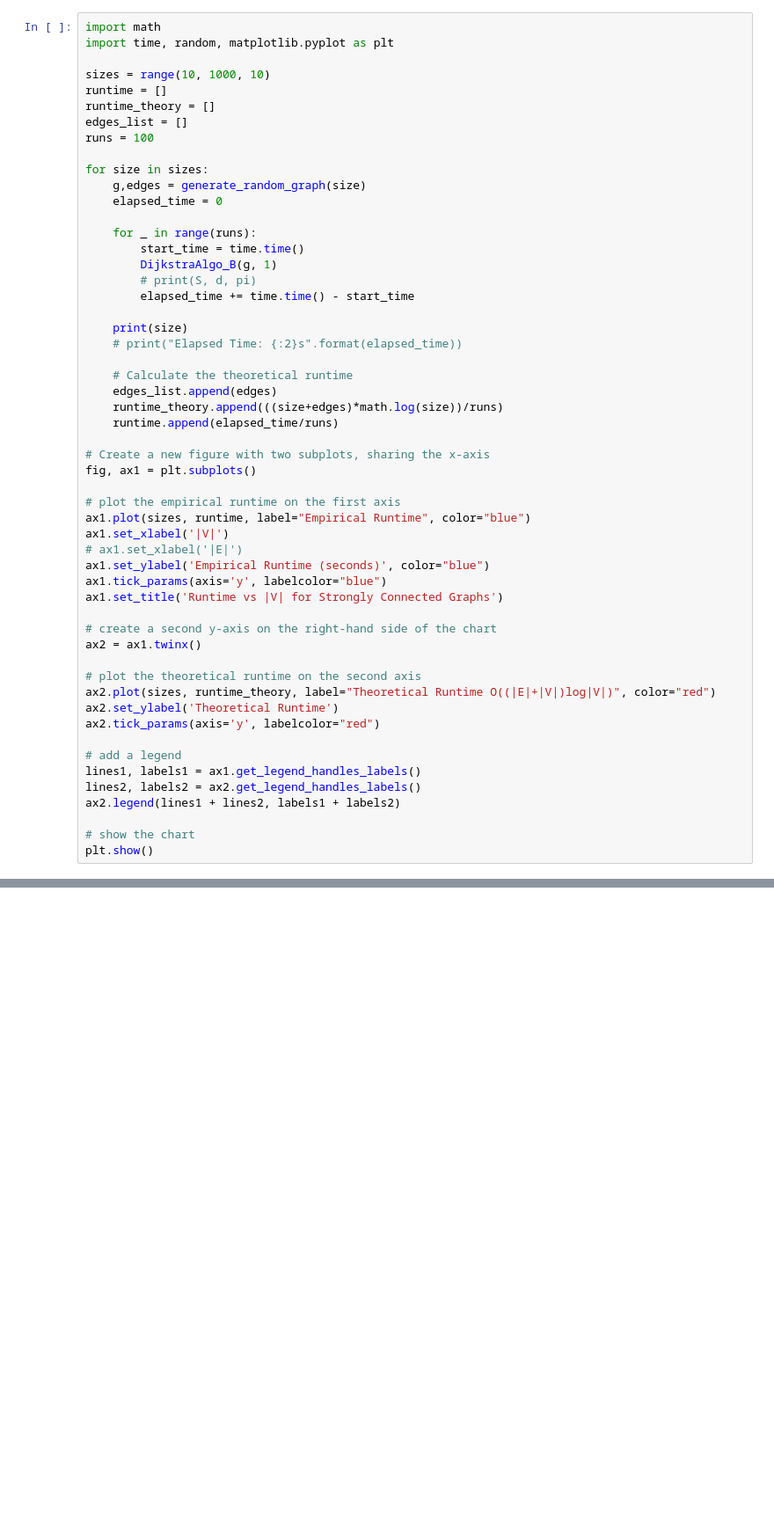
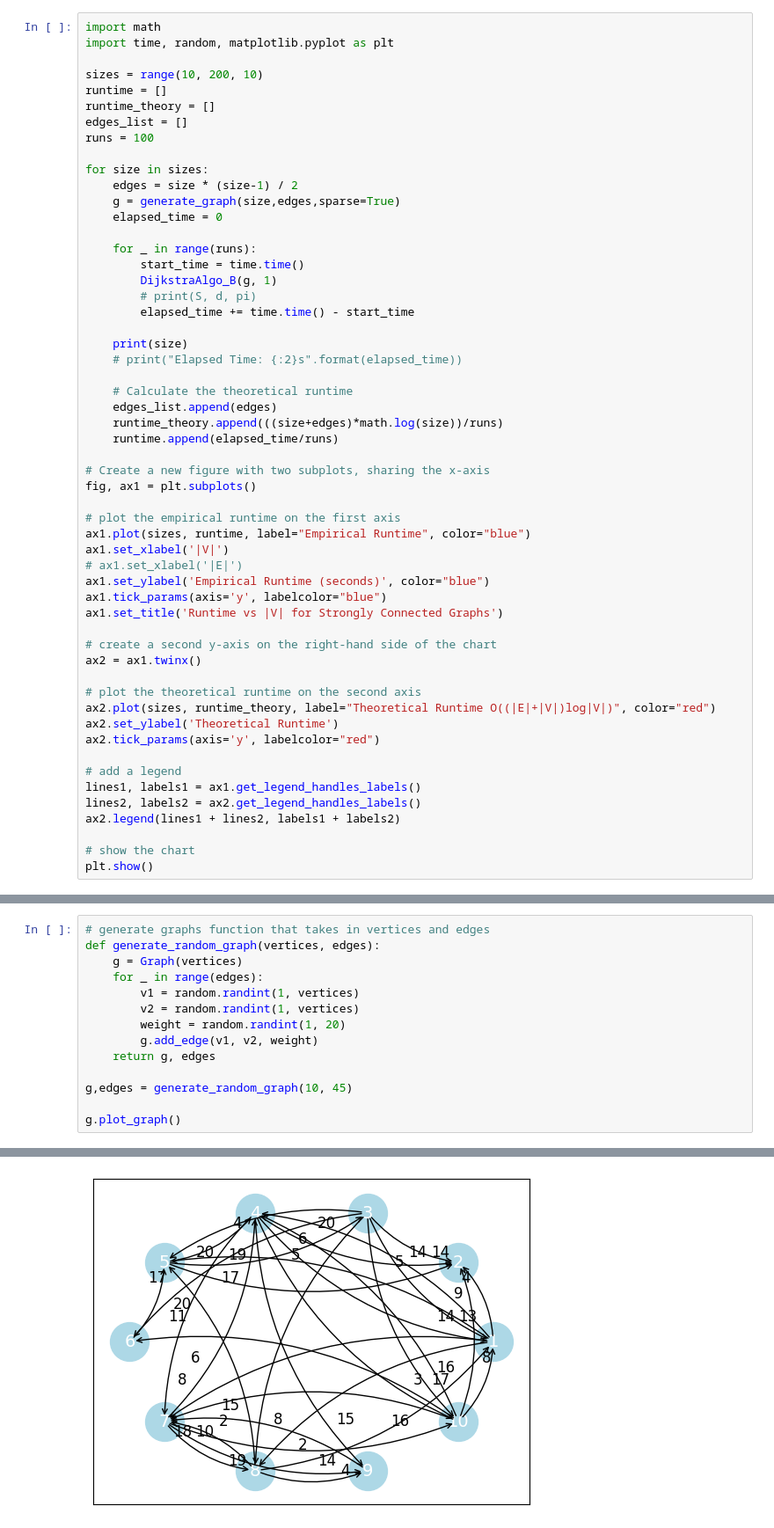
Before and after one commit to iujinwee/AlgoLads, a Jupyter notebook: SC2001_Project2/Advait/final.ipynb, the cells around one changed output, grey strips where cells are left out. Shown: that part at 88% size. Cells and saved outputs as stored; diff of their text form; blank space fills up the shorter version.

```diff
--- a/SC2001_Project2/Advait/final.ipynb
+++ b/SC2001_Project2/Advait/final.ipynb
@@ -392,14 +458,15 @@ g[0].print_list()
 import math
 import time, random, matplotlib.pyplot as plt
 
-sizes = range(10, 1000, 10)
+sizes = range(10, 200, 10)
 runtime = []
 runtime_theory = []
 edges_list = []
 runs = 100
 
 for size in sizes:
-    g,edges = generate_random_graph(size)
+    edges = size * (size-1) / 2
+    g = generate_graph(size,edges,sparse=True)
     elapsed_time = 0
 
     for _ in range(runs):
@@ -469,0 +518,15 @@ range(10, 500, 20)
+# %%
+# generate graphs function that takes in vertices and edges
+def generate_random_graph(vertices, edges):
+    g = Graph(vertices)
+    for _ in range(edges):
+        v1 = random.randint(1, vertices)
+        v2 = random.randint(1, vertices)
+        weight = random.randint(1, 20)
+        g.add_edge(v1, v2, weight)
+    return g, edges
+
+g,edges = generate_random_graph(10, 45)
+
+g.plot_graph()
+# %% [output]
@@ -469,0 +534 @@ range(10, 500, 20)
+[figure, added]
```
Also changed, not shown: parts of 19 cells of this notebook.
